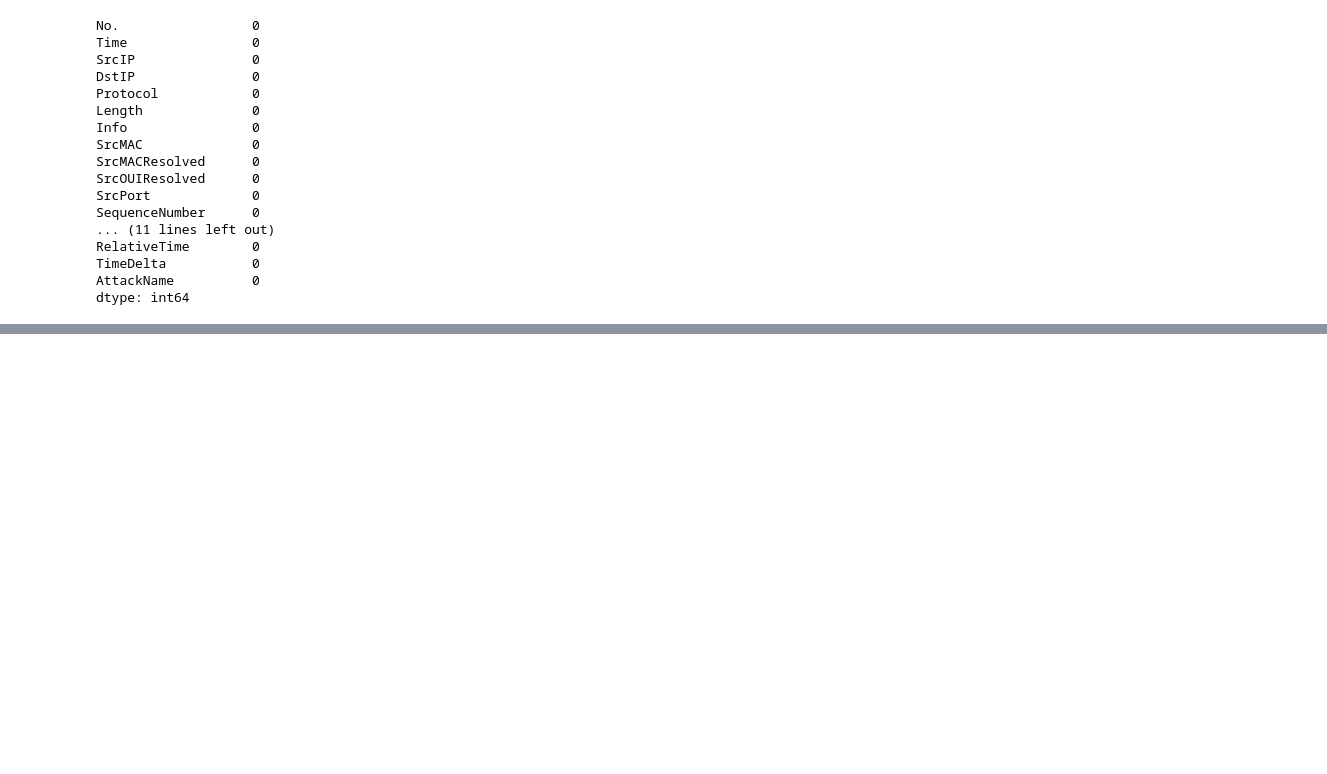
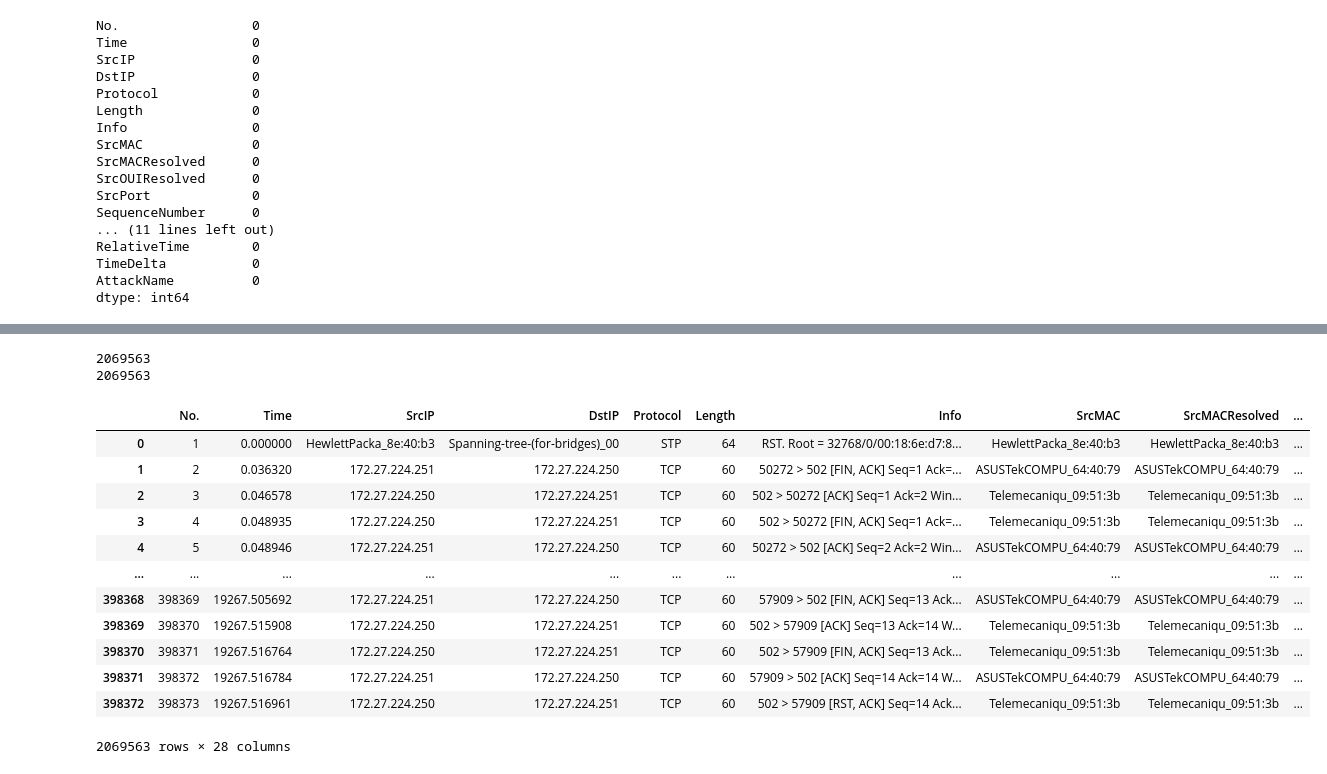
Before and after one commit to Amani-blip/Modbus-Protocol-Attacks, a Jupyter notebook: DimensionalModel.ipynb, the cells around one changed output, grey strips where cells are left out. Cells and saved outputs as stored; diff of their text form; code cells hidden in the pictures; blank space fills up the shorter version.

```diff
--- a/DimensionalModel.ipynb
+++ b/DimensionalModel.ipynb
@@ -659,0 +657,44 @@ pingFloodDDos_df.head()
+# %%
+#MITM
+print(len(mitm_df))
+
+#TCP_SYN
+tcpSYNFlood_df = tcpSYNFlood_df.head(2069563)
+print(len(tcpSYNFlood_df))
+tcpSYNFlood_df
+
+#PING
+pingFloodDDos_df = pingFloodDDos_df.head(2069563)
+pingFloodDDos_df
+
+#modbusQueryFlooding
+modbusQueryFlooding_df = modbusQueryFlooding_df.head(2069563)
+
+#modbusQuery2Flooding_df
+modbusQuery2Flooding_df = modbusQuery2Flooding_df.head(2069563)
+
+# mitm_df.to_csv('mitm.csv')
+# clean_df.to_csv('clean.csv')
+# tcpSYNFlood_df.to_csv('tcpSYNFlood.csv')
+# pingFloodDDos_df.to_csv('pingFloodDDos.csv')
+modbusQueryFlooding_df.to_csv('modbusQueryFlooding.csv')
+modbusQuery2Flooding_df.to_csv('modbusQuery2Flooding.csv')
+# %% [output]
+2069563
+2069563
+# %%
+modbusQueryFlooding_df
+# %% [output]
+|  | No. | Time | SrcIP | DstIP | Protocol | Length | Info | SrcMAC | SrcMACResolved | ... |
+| 0 | 1 | 0.000000 | HewlettPacka_8e:40:b3 | Spanning-tree-(for-bridges)_00 | STP | 64 | RST. Root = 32768/0/00:18:6e:d7:8... | HewlettPacka_8e:40:b3 | HewlettPacka_8e:40:b3 | ... |
+| 1 | 2 | 0.036320 | 172.27.224.251 | 172.27.224.250 | TCP | 60 | 50272 > 502 [FIN, ACK] Seq=1 Ack=... | ASUSTekCOMPU_64:40:79 | ASUSTekCOMPU_64:40:79 | ... |
+| 2 | 3 | 0.046578 | 172.27.224.250 | 172.27.224.251 | TCP | 60 | 502 > 50272 [ACK] Seq=1 Ack=2 Win... | Telemecaniqu_09:51:3b | Telemecaniqu_09:51:3b | ... |
+| 3 | 4 | 0.048935 | 172.27.224.250 | 172.27.224.251 | TCP | 60 | 502 > 50272 [FIN, ACK] Seq=1 Ack=... | Telemecaniqu_09:51:3b | Telemecaniqu_09:51:3b | ... |
+| 4 | 5 | 0.048946 | 172.27.224.251 | 172.27.224.250 | TCP | 60 | 50272 > 502 [ACK] Seq=2 Ack=2 Win... | ASUSTekCOMPU_64:40:79 | ASUSTekCOMPU_64:40:79 | ... |
+| ... | ... | ... | ... | ... | ... | ... | ... | ... | ... | ... |
+| 398368 | 398369 | 19267.505692 | 172.27.224.251 | 172.27.224.250 | TCP | 60 | 57909 > 502 [FIN, ACK] Seq=13 Ack... | ASUSTekCOMPU_64:40:79 | ASUSTekCOMPU_64:40:79 | ... |
+| 398369 | 398370 | 19267.515908 | 172.27.224.250 | 172.27.224.251 | TCP | 60 | 502 > 57909 [ACK] Seq=13 Ack=14 W... | Telemecaniqu_09:51:3b | Telemecaniqu_09:51:3b | ... |
+| 398370 | 398371 | 19267.516764 | 172.27.224.250 | 172.27.224.251 | TCP | 60 | 502 > 57909 [FIN, ACK] Seq=13 Ack... | Telemecaniqu_09:51:3b | Telemecaniqu_09:51:3b | ... |
+| 398371 | 398372 | 19267.516784 | 172.27.224.251 | 172.27.224.250 | TCP | 60 | 57909 > 502 [ACK] Seq=14 Ack=14 W... | ASUSTekCOMPU_64:40:79 | ASUSTekCOMPU_64:40:79 | ... |
+| 398372 | 398373 | 19267.516961 | 172.27.224.250 | 172.27.224.251 | TCP | 60 | 502 > 57909 [RST, ACK] Seq=14 Ack... | Telemecaniqu_09:51:3b | Telemecaniqu_09:51:3b | ... |
+2069563 rows × 28 columns
```
Also changed, not shown: parts of 25 cells of this notebook.
